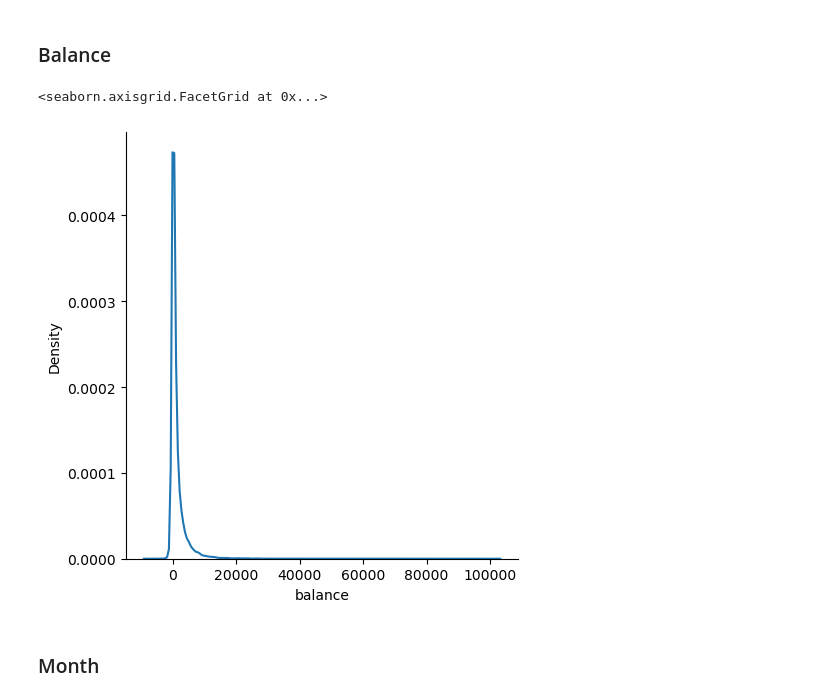
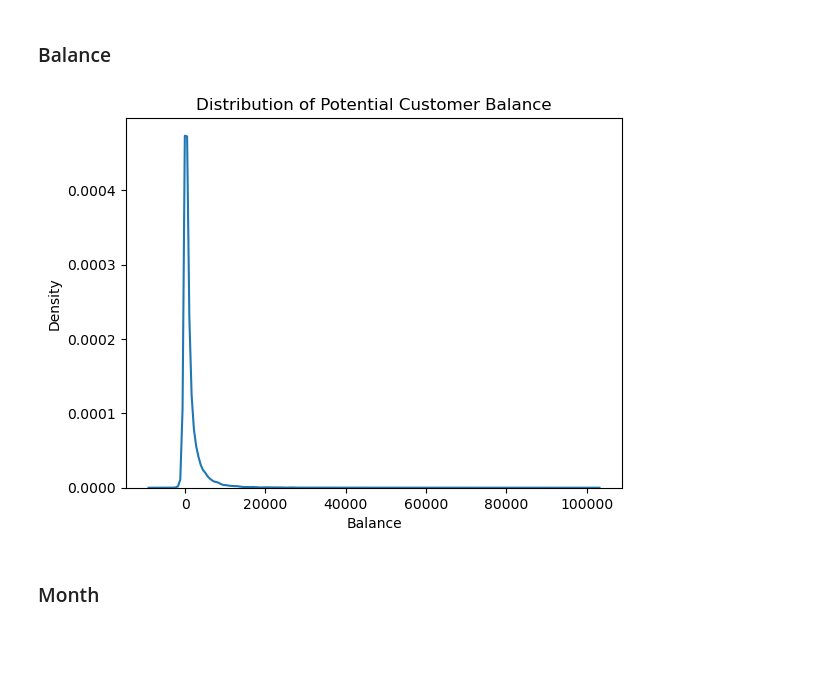
Before and after one commit to colew658/bank_marketing_eda, a Jupyter notebook: eda_lab.ipynb, the cells around one changed output. Saved outputs shown, nothing was run; the diff lists cells and outputs as text; code cells hidden in the pictures; blank space fills up the shorter version.

```diff
--- a/eda_lab.ipynb
+++ b/eda_lab.ipynb
@@ -195,10 +195,12 @@ df.drop(columns=["contact", "poutcome"], inplace=True)
 # %% [markdown]
 ### Balance
 # %%
-sns.displot(kind="kde", x=df.balance)
+ax = sns.kdeplot(df.balance)
+ax.set_xlabel("Balance")
+ax.set_title("Distribution of Potential Customer Balance")
+plt.show()
 # %% [output]
-<seaborn.axisgrid.FacetGrid at 0x...>
-[figure, old version]
+[figure, new version]
 # %% [markdown]
 ### Month
 # %%
```
Also changed, not shown: parts of 1 cell of this notebook.
